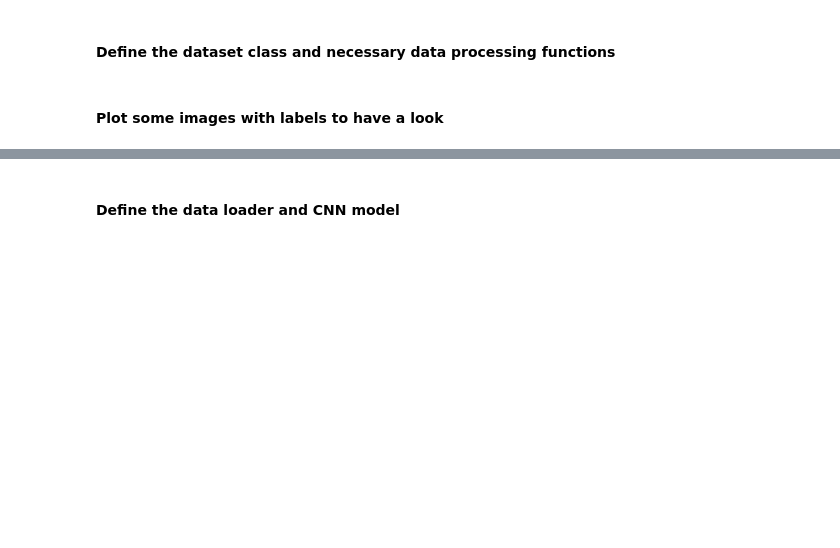
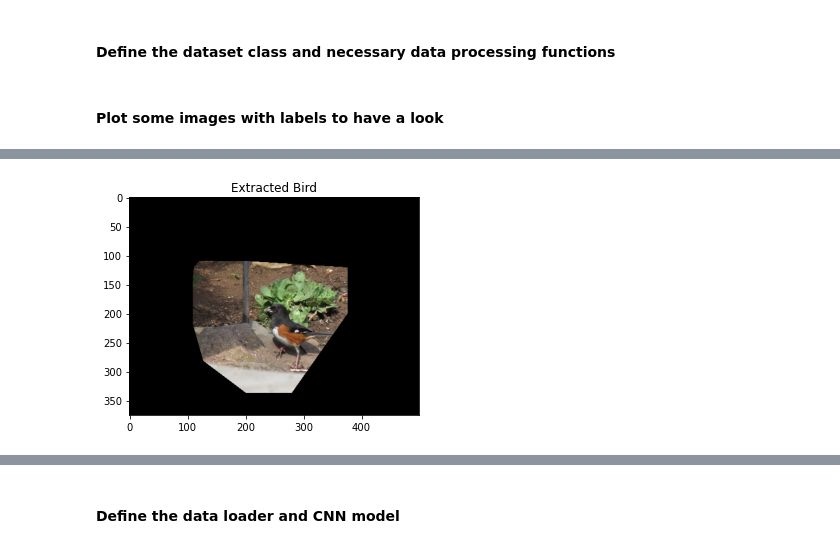
Before and after one commit to AnniLi1212/Fine_Grained_Bird_Classification, a Jupyter notebook: CNN_Classifier_for_CUB_200_2011.ipynb, the cells around one changed output, grey strips where cells are left out. Cells and saved outputs as stored; diff of their text form; code cells hidden in the pictures; blank space fills up the shorter version.

```diff
--- a/CNN_Classifier_for_CUB_200_2011.ipynb
+++ b/CNN_Classifier_for_CUB_200_2011.ipynb
@@ -153,0 +195,21 @@ plot_images(imagelist, labellist)
+# %%
+def extract_bird(image, mask):
+    extracted_bird = cv2.bitwise_and(image, image, mask=mask)
+    return extracted_bird
+# %%
+example_idx = 1123
+image_path = "CUB_200_2011/images/" + data.loc[example_idx, "image_name"]
+
+image = cv2.imread(image_path)
+image = cv2.cvtColor(image, cv2.COLOR_BGR2RGB)
+# %%
+part_points = parts_locs[parts_locs["id"] == example_idx][["x", "y"]].values
+# %%
+mask = create_mask(image, part_points, drop=False)
+extracted_bird = extract_bird(image, mask)
+# %%
+plt.imshow(extracted_bird)
+plt.title("Extracted Bird")
+plt.show()
+# %% [output]
+[figure, added]
```
Also changed, not shown: parts of 29 cells of this notebook.
